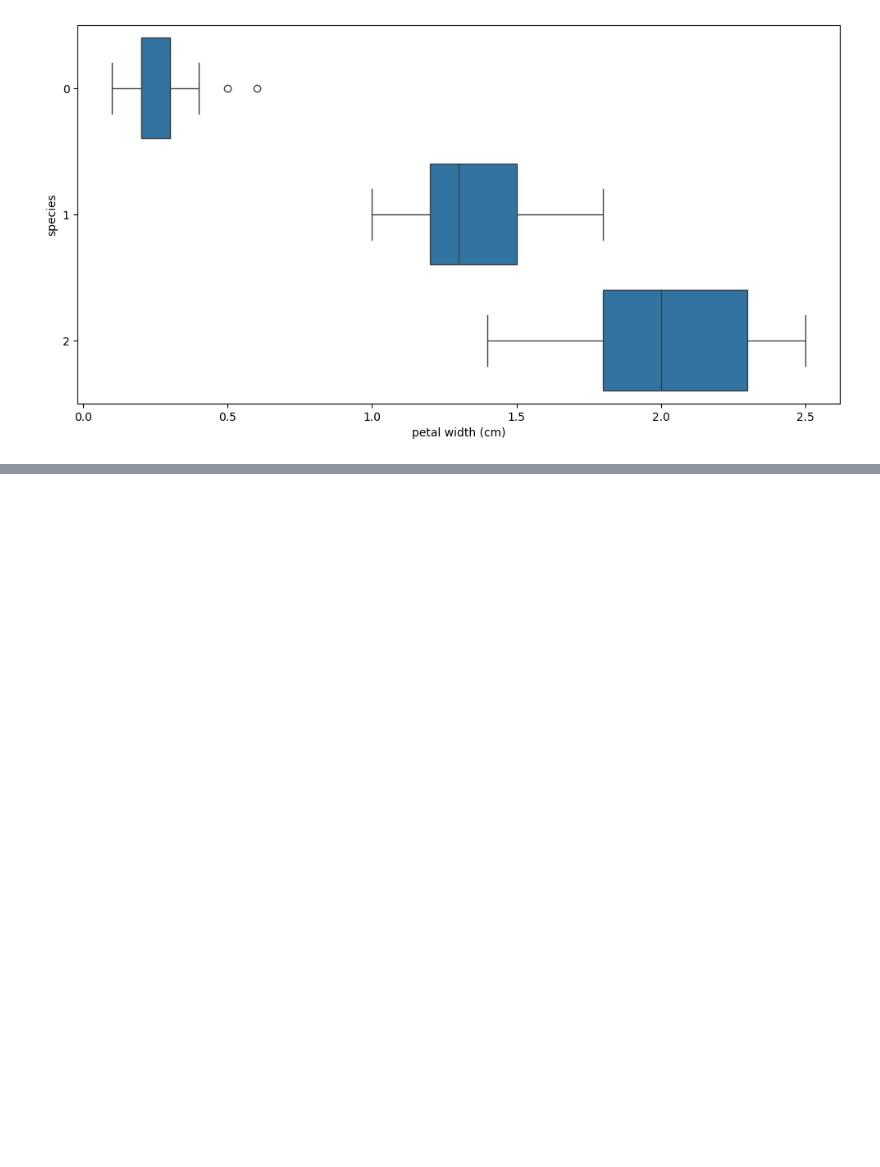
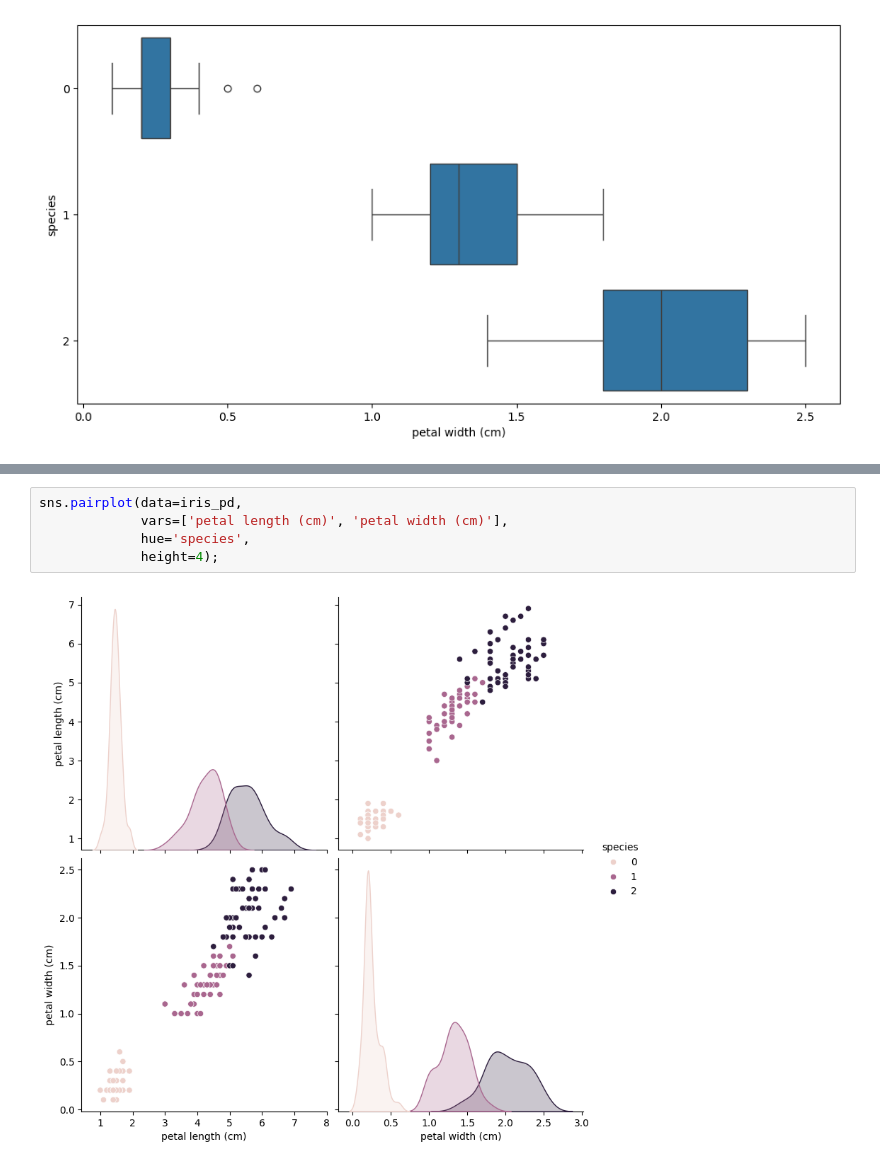
Before and after one commit to offpython/MachineLearning, a Jupyter notebook: ws_iris/iris.ipynb, the cells around one changed output, grey strips where cells are left out. Saved outputs shown, nothing was run; the diff lists cells and outputs as text; blank space fills up the shorter version.

```diff
--- a/ws_iris/iris.ipynb
+++ b/ws_iris/iris.ipynb
@@ -127,0 +133,7 @@ sns.boxplot(x='petal width (cm)', y='species', data=iris_pd, orient='h')
+# %%
+sns.pairplot(data=iris_pd,
+             vars=['petal length (cm)', 'petal width (cm)'],
+             hue='species',
+             height=4);
+# %% [output]
+[figure, added]
```
Also changed, not shown: parts of 2 cells of this notebook.
